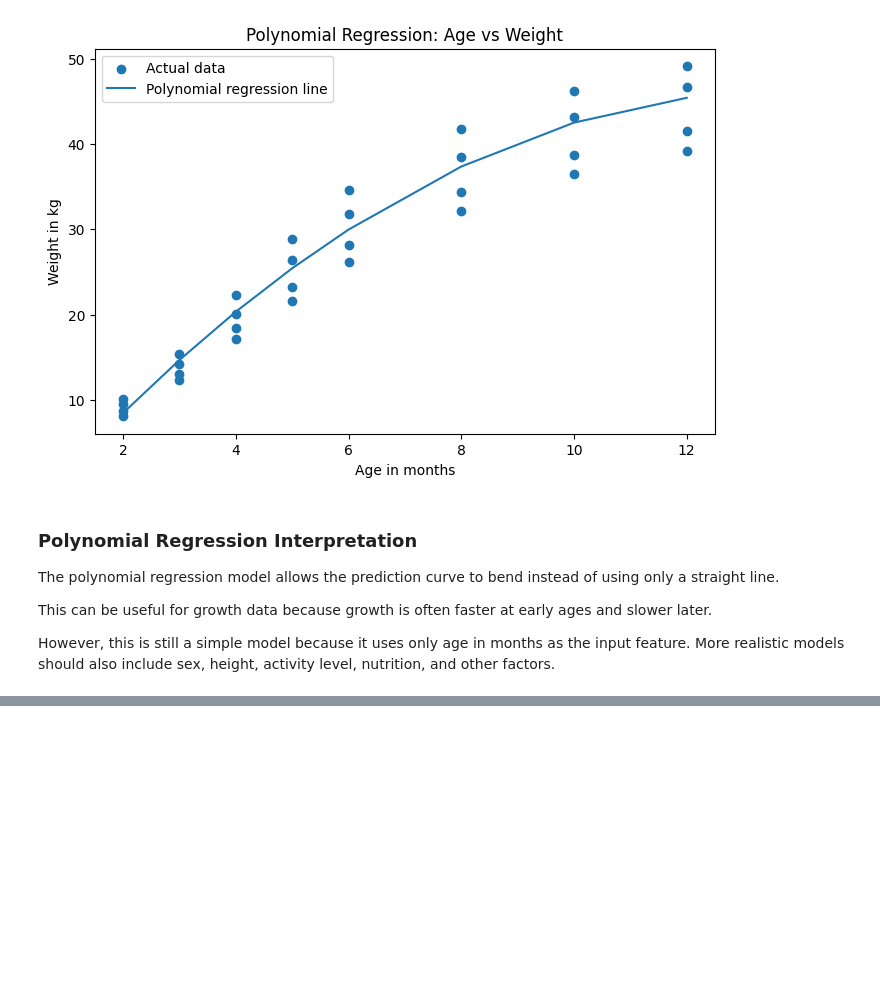
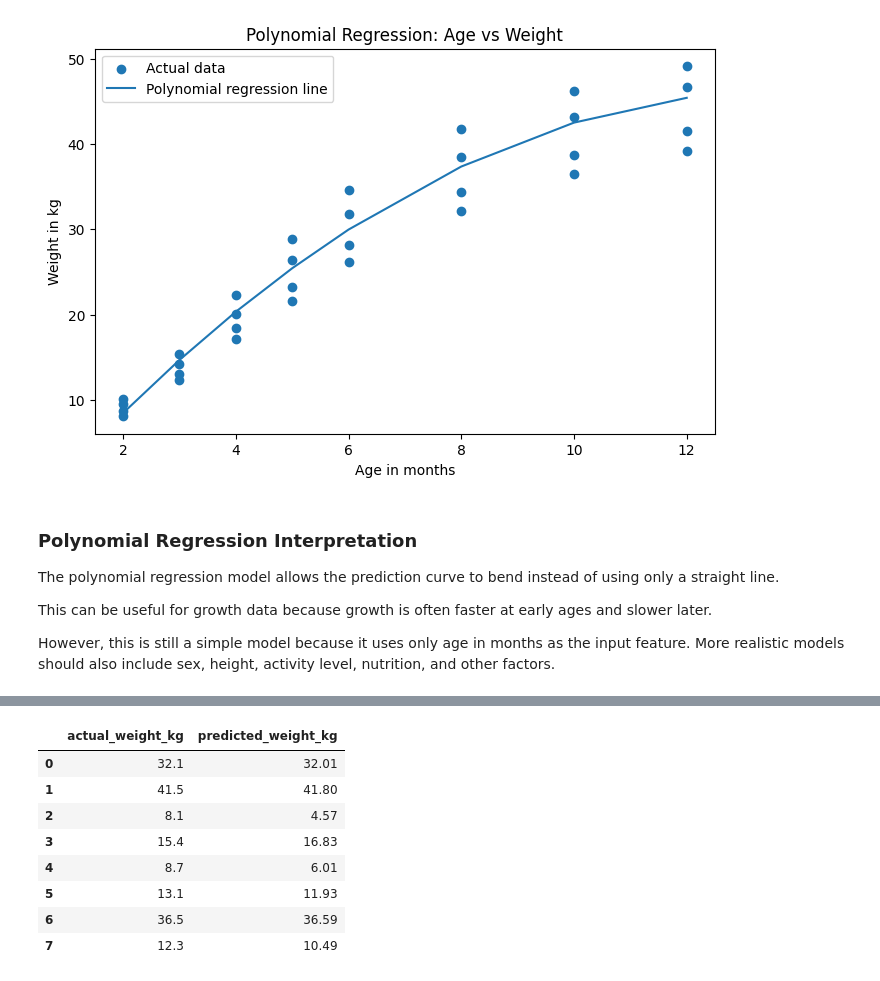
Before and after one commit to SATananov/cane-corso-growth-intelligence, a Jupyter notebook: notebooks/01_linear_regression_growth_prediction.ipynb, the cells around one changed output, grey strips where cells are left out. Saved outputs shown, nothing was run; the diff lists cells and outputs as text; code cells hidden in the pictures; blank space fills up the shorter version.

```diff
--- a/notebooks/01_linear_regression_growth_prediction.ipynb
+++ b/notebooks/01_linear_regression_growth_prediction.ipynb
@@ -363,0 +395,29 @@ However, this is still a simple model because it uses only age in months as the
+# %%
+X_train_multi, X_test_multi, y_train_multi, y_test_multi = train_test_split(
+    multi_features,
+    multi_target,
+    test_size=0.25,
+    random_state=42
+)
+
+multi_model = LinearRegression()
+multi_model.fit(X_train_multi, y_train_multi)
+
+multi_y_pred = multi_model.predict(X_test_multi)
+
+multi_predictions = pd.DataFrame({
+    "actual_weight_kg": y_test_multi.values,
+    "predicted_weight_kg": multi_y_pred.round(2)
+})
+
+multi_predictions
+# %% [output]
+|  | actual_weight_kg | predicted_weight_kg |
+| 0 | 32.1 | 32.01 |
+| 1 | 41.5 | 41.80 |
+| 2 | 8.1 | 4.57 |
+| 3 | 15.4 | 16.83 |
+| 4 | 8.7 | 6.01 |
+| 5 | 13.1 | 11.93 |
+| 6 | 36.5 | 36.59 |
+| 7 | 12.3 | 10.49 |
```
Also changed, not shown: parts of 5 cells of this notebook.
